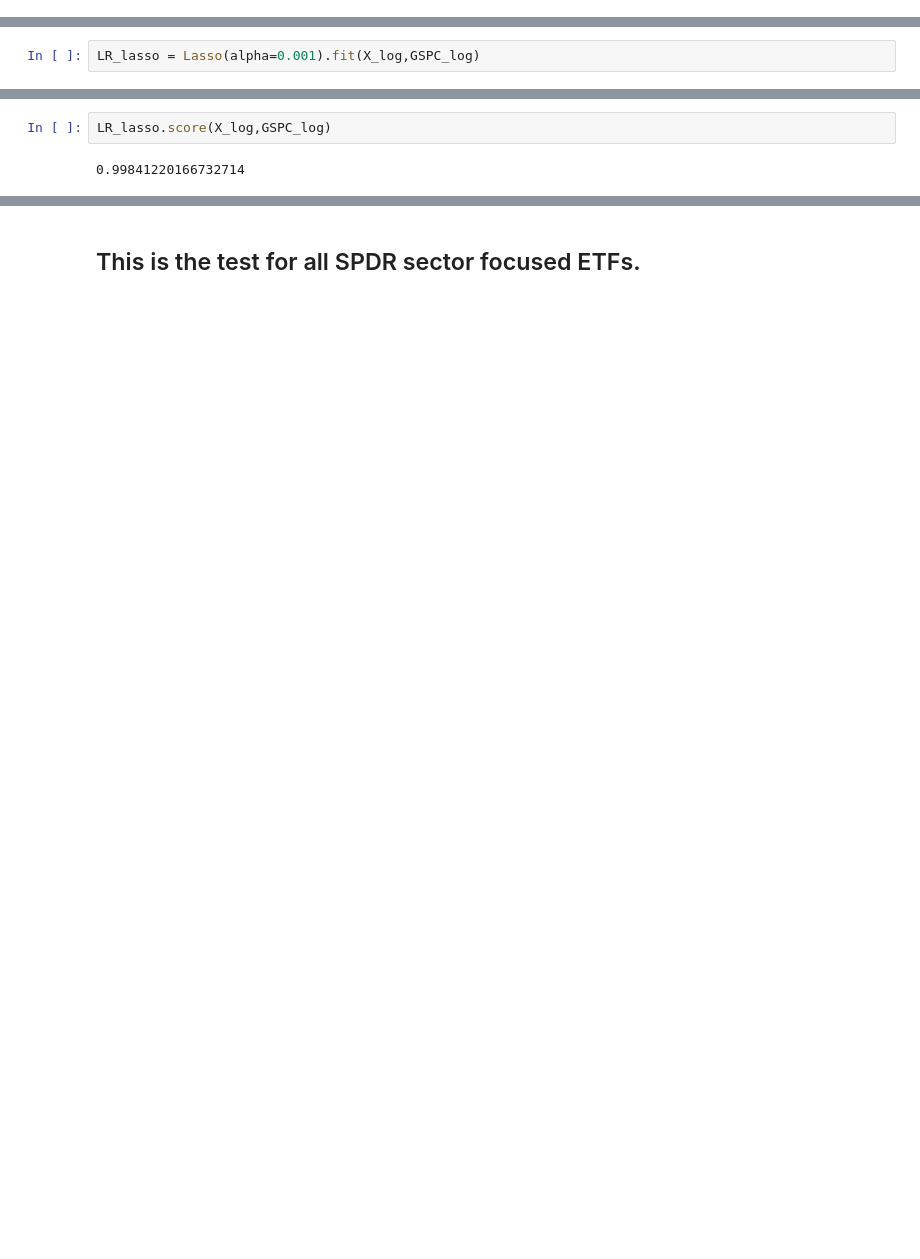
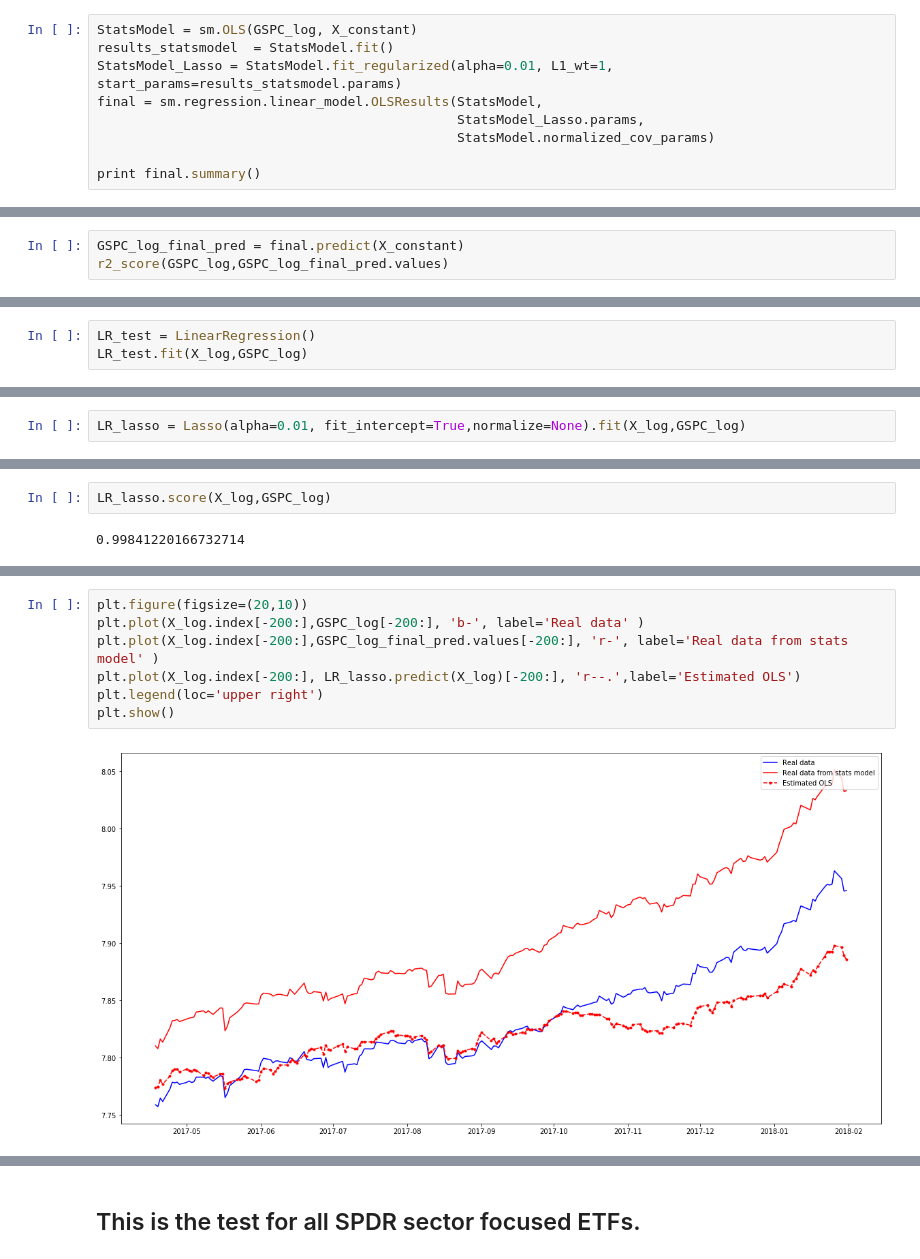
Before and after one commit to IceCreammm/MRP, a Jupyter notebook: MRP_Production.ipynb, the cells around one changed output, grey strips where cells are left out. Saved outputs shown, nothing was run; the diff lists cells and outputs as text; blank space fills up the shorter version.

Commit message:
compare LASSO
compared stats model LASSO, and SKlearn Lasso

```diff
--- a/MRP_Production.ipynb
+++ b/MRP_Production.ipynb
@@ -445,3 +448,12 @@ np.where(sm_ols_results.params >0)
 # %% [output]
 (array([ 0,  1,  3,  5, 10, 11, 12, 14, 15, 16, 17, 20, 21, 25, 26, 27, 29,
         31, 32, 34, 37, 39, 41, 43, 44, 45, 47, 52, 53], dtype=int64),)
+# %%
+StatsModel = sm.OLS(GSPC_log, X_constant)
+results_statsmodel  = StatsModel.fit()
+StatsModel_Lasso = StatsModel.fit_regularized(alpha=0.01, L1_wt=1, start_params=results_statsmodel.params)
+final = sm.regression.linear_model.OLSResults(StatsModel,
+                                              StatsModel_Lasso.params,
+                                              StatsModel.normalized_cov_params)
+
+print final.summary()
@@ -447,0 +478,3 @@ np.where(sm_ols_results.params >0)
+# %%
+GSPC_log_final_pred = final.predict(X_constant)
+r2_score(GSPC_log,GSPC_log_final_pred.values)
@@ -447,0 +520,3 @@ np.where(sm_ols_results.params >0)
+# %%
+LR_test = LinearRegression()
+LR_test.fit(X_log,GSPC_log)
@@ -448,5 +539,5 @@ np.where(sm_ols_results.params >0)
 # %%
-LR_lasso = Lasso(alpha=0.001).fit(X_log,GSPC_log)
+LR_lasso = Lasso(alpha=0.01, fit_intercept=True,normalize=None).fit(X_log,GSPC_log)
 # %%
 LR_lasso.coef_
 # %% [output]
@@ -490,0 +614,9 @@ ADF(LR_lasso_residual.flatten())
+# %%
+plt.figure(figsize=(20,10))
+plt.plot(X_log.index[-200:],GSPC_log[-200:], 'b-', label='Real data' )
+plt.plot(X_log.index[-200:],GSPC_log_final_pred.values[-200:], 'r-', label='Real data from stats model' )
+plt.plot(X_log.index[-200:], LR_lasso.predict(X_log)[-200:], 'r--.',label='Estimated OLS')
+plt.legend(loc='upper right')
+plt.show()
+# %% [output]
+[figure, added]
```
Also changed, not shown: parts of 37 cells of this notebook, 2 other files.
